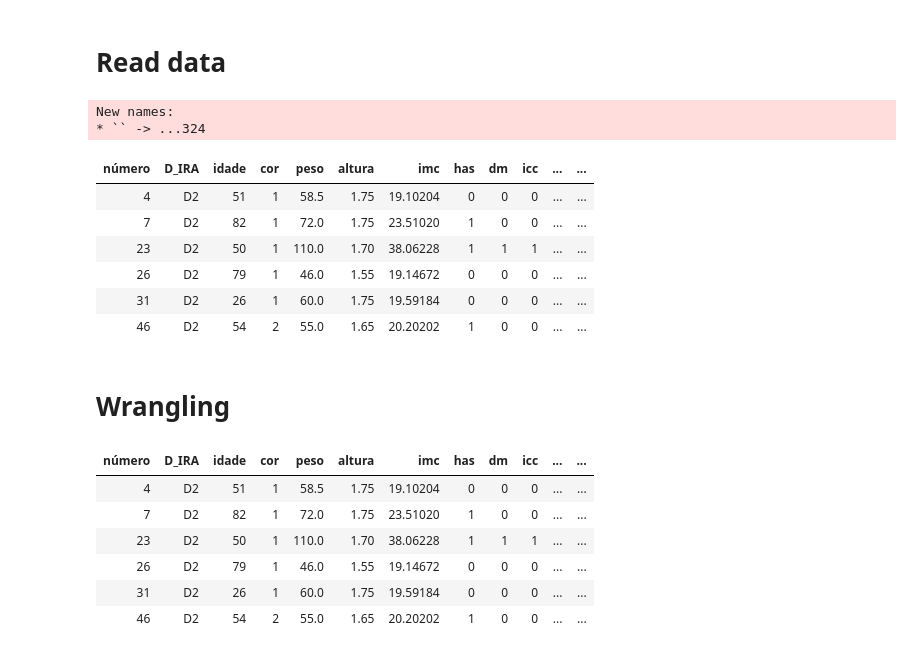
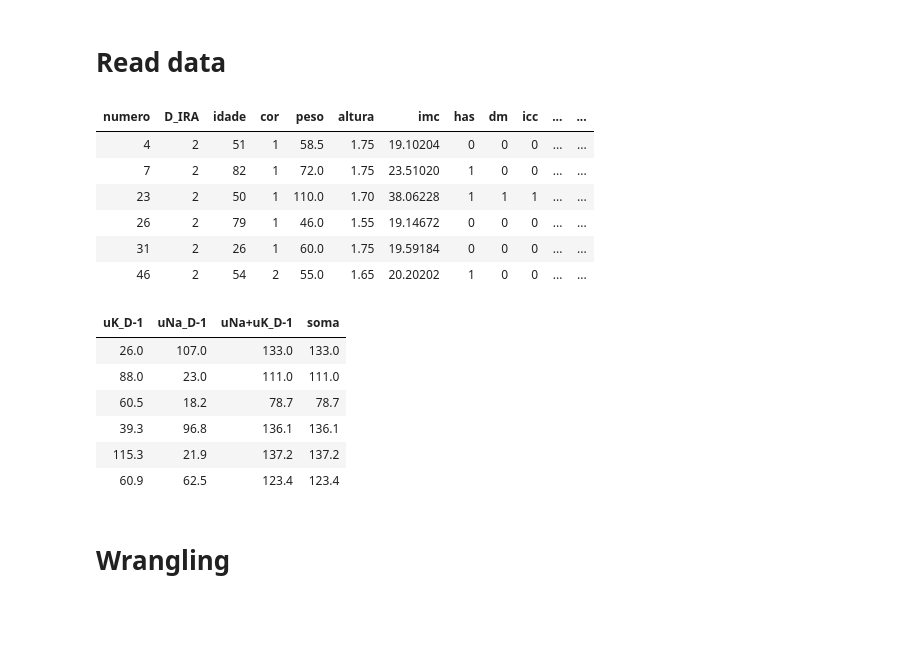
Before and after one commit to EduardoYada/IRA, a Jupyter notebook: processing.ipynb, the cells around one changed output. Drawn from its saved outputs; the diff is of its cells as text; code cells hidden in the pictures; blank space fills up the shorter version.

```diff
--- a/processing.ipynb
+++ b/processing.ipynb
@@ -6,16 +6,14 @@ library(data.table)
 # %% [markdown]
 # Read data
 # %%
-df_raw = readxl::read_excel('./data/7.3 Camila 2  dados uréia urinária.xlsx')
+df_raw = readxl::read_excel('./data/Dados (NOVO).xlsx')
 
 head(df_raw)
 # %% [output]
-New names:
-* `` -> ...324
-| número | D_IRA | idade | cor | peso | altura | imc | has | dm | icc | ... | ... |
-| 4 | D2 | 51 | 1 | 58.5 | 1.75 | 19.10204 | 0 | 0 | 0 | ... | ... |
-| 7 | D2 | 82 | 1 | 72.0 | 1.75 | 23.51020 | 1 | 0 | 0 | ... | ... |
-| 23 | D2 | 50 | 1 | 110.0 | 1.70 | 38.06228 | 1 | 1 | 1 | ... | ... |
-| 26 | D2 | 79 | 1 | 46.0 | 1.55 | 19.14672 | 0 | 0 | 0 | ... | ... |
-| 31 | D2 | 26 | 1 | 60.0 | 1.75 | 19.59184 | 0 | 0 | 0 | ... | ... |
-| 46 | D2 | 54 | 2 | 55.0 | 1.65 | 20.20202 | 1 | 0 | 0 | ... | ... |
+| numero | D_IRA | idade | cor | peso | altura | imc | has | dm | icc | ... | ... |
+| 4 | 2 | 51 | 1 | 58.5 | 1.75 | 19.10204 | 0 | 0 | 0 | ... | ... |
+| 7 | 2 | 82 | 1 | 72.0 | 1.75 | 23.51020 | 1 | 0 | 0 | ... | ... |
+| 23 | 2 | 50 | 1 | 110.0 | 1.70 | 38.06228 | 1 | 1 | 1 | ... | ... |
+| 26 | 2 | 79 | 1 | 46.0 | 1.55 | 19.14672 | 0 | 0 | 0 | ... | ... |
+| 31 | 2 | 26 | 1 | 60.0 | 1.75 | 19.59184 | 0 | 0 | 0 | ... | ... |
+| 46 | 2 | 54 | 2 | 55.0 | 1.65 | 20.20202 | 1 | 0 | 0 | ... | ... |
@@ -62,0 +20,13 @@ missing_daily_columns = c('uU/sU',
+# %%
+df_raw %>%
+    select(`uK_D-1`, `uNa_D-1`, `uNa+uK_D-1`) %>%
+    mutate(soma = `uK_D-1` + `uNa_D-1`) %>%
+    head()
+# %% [output]
+| uK_D-1 | uNa_D-1 | uNa+uK_D-1 | soma |
+| 26.0 | 107.0 | 133.0 | 133.0 |
+| 88.0 | 23.0 | 111.0 | 111.0 |
+| 60.5 | 18.2 | 78.7 | 78.7 |
+| 39.3 | 96.8 | 136.1 | 136.1 |
+| 115.3 | 21.9 | 137.2 | 137.2 |
+| 60.9 | 62.5 | 123.4 | 123.4 |
@@ -63,30 +67,2 @@ missing_daily_columns = c('uU/sU',
 # %% [markdown]
 # Wrangling
-# %%
-columns = colnames(df_raw)
-una_ucr_cols = columns[grepl(paste0("^", gsub("([\\(\\)])", "\\\\\\1", 'uNa/uCr')), columns)]
-setnames(df_raw, old = una_ucr_cols, new = str_replace(una_ucr_cols, 'l', 'L'))
-
-df = df_raw %>%
-    mutate_at(categorical_columns, funs(factor(.))) %>%
-    mutate(IRA = factor(ifelse(D_IRA == 'SEM IRA', 0, 1)),
-           KDIGO = factor(KDIGO),
-           KDIGO_agrupado = case_when(KDIGO %in% c(2, 3) ~ "MODERADO/GRAVE",
-                                      KDIGO == 1 ~ "LEVE",
-                                      KDIGO == 0 ~ "SEM IRA")) %>%
-    rename(`BH (mL/24h) D-2` = `BH  (ml/24h) D-2`,
-           `uU/uCr (g/L/g/L) D-1` = `uU/uCr (g/L /g/L) D-1`,
-           `BH (mL/24h) D-4` = `BH (mL/24h)D-4`,
-           `uNa/uCr (mEq/L/g/L) D-1` = `uNa/uCr (mEq/L/g/L)D-1`,
-           `uU/uCr (g/L/g/L) D-3` = `uU/uCr (g/L/g/L)D-3`)
-
-df %>%
-    head()
-# %% [output]
-| número | D_IRA | idade | cor | peso | altura | imc | has | dm | icc | ... | ... |
-| 4 | D2 | 51 | 1 | 58.5 | 1.75 | 19.10204 | 0 | 0 | 0 | ... | ... |
-| 7 | D2 | 82 | 1 | 72.0 | 1.75 | 23.51020 | 1 | 0 | 0 | ... | ... |
-| 23 | D2 | 50 | 1 | 110.0 | 1.70 | 38.06228 | 1 | 1 | 1 | ... | ... |
-| 26 | D2 | 79 | 1 | 46.0 | 1.55 | 19.14672 | 0 | 0 | 0 | ... | ... |
-| 31 | D2 | 26 | 1 | 60.0 | 1.75 | 19.59184 | 0 | 0 | 0 | ... | ... |
-| 46 | D2 | 54 | 2 | 55.0 | 1.65 | 20.20202 | 1 | 0 | 0 | ... | ... |
```
Also changed, not shown: parts of 8 cells of this notebook, 3 other files.
